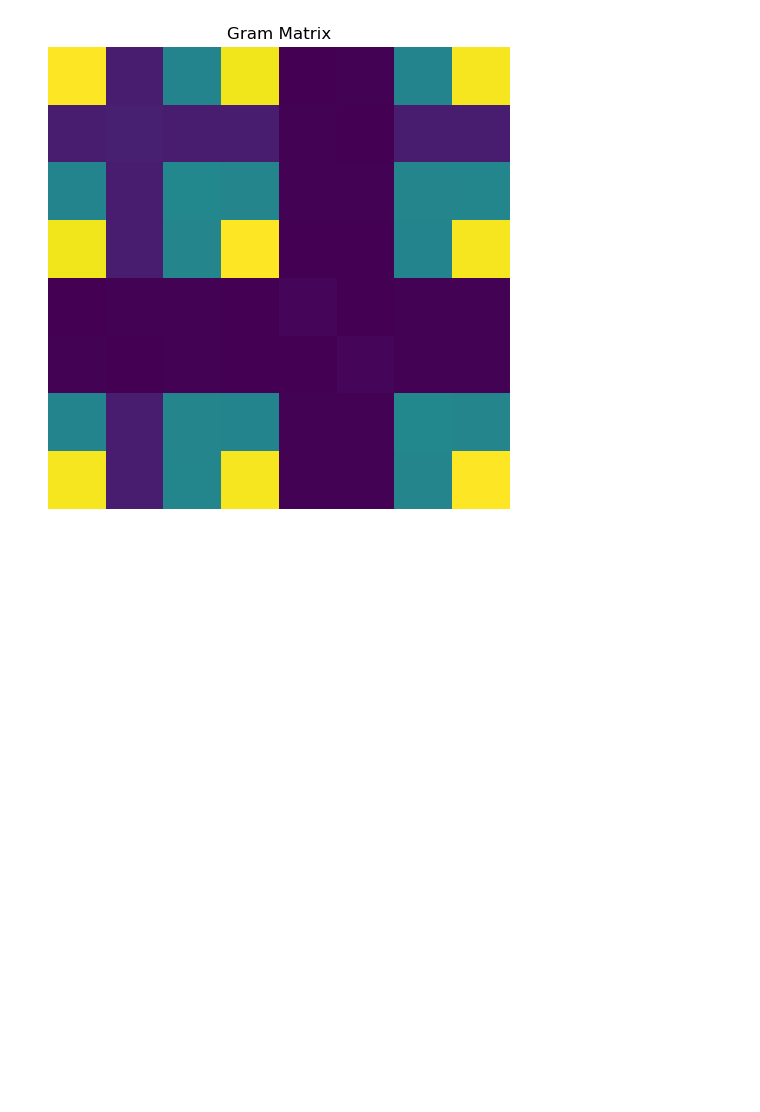
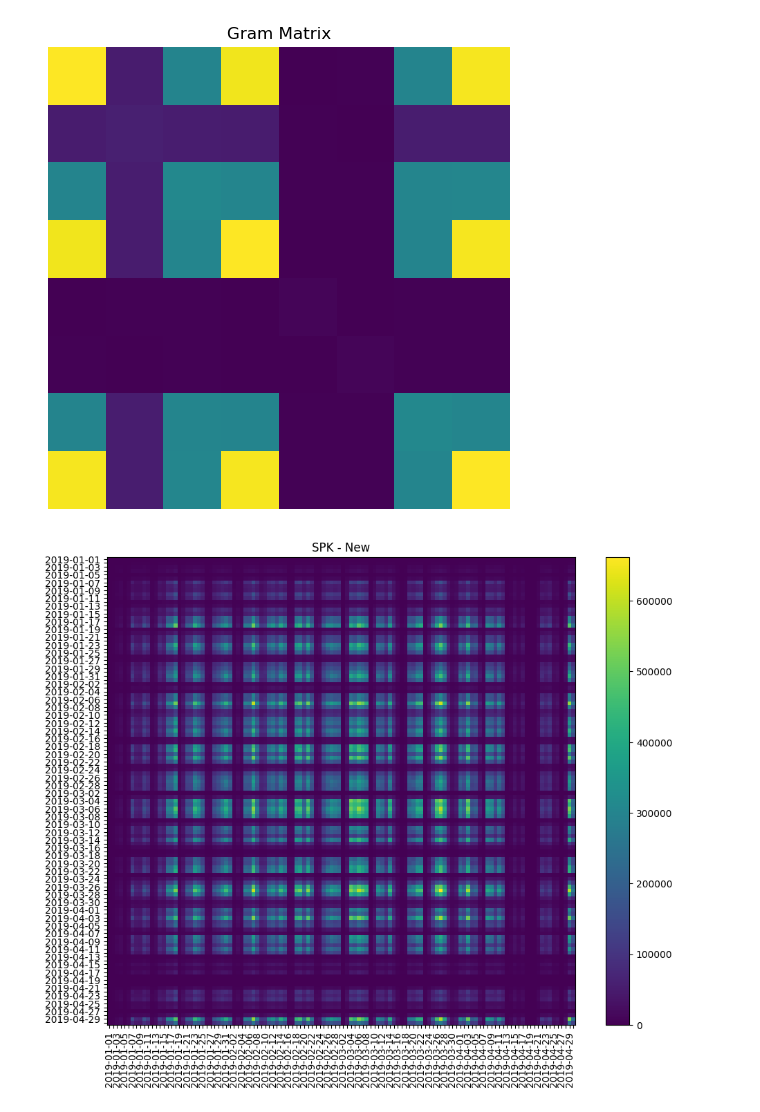
Before and after one commit to angelmdezhdez/thesis, a Jupyter notebook: example_spk.ipynb, the cells around one changed output. Cells and saved outputs as stored; diff of their text form; code cells hidden in the pictures; blank space fills up the shorter version.

```diff
--- a/example_spk.ipynb
+++ b/example_spk.ipynb
@@ -145,3 +146,38 @@ plt.axis('off')
 plt.show()
 # %% [output]
 [figure]
+# %%
+def plot_heatmap(matrix, title, labels, with_values = False, save = False, directory = None):
+    plt.figure(figsize=(10, 8))
+    plt.imshow(matrix, cmap='viridis', interpolation='nearest')
+    plt.colorbar()
+    if matrix.shape[1] > 31:
+        plt.xticks(np.arange(0, matrix.shape[1], 2), labels[::2], rotation=90)
+        plt.yticks(np.arange(0, matrix.shape[0], 2), labels[::2])
+    else:
+        plt.xticks(np.arange(matrix.shape[1]), labels, rotation=90)
+        plt.yticks(np.arange(matrix.shape[0]), labels)
+    #plt.xticks(np.arange(matrix.shape[1]), labels, rotation=90)
+    #plt.yticks(np.arange(matrix.shape[0]), labels)
+    plt.xticks(np.arange(matrix.shape[1]))
+    plt.yticks(np.arange(matrix.shape[0]))
+    if with_values:
+        for i in range(matrix.shape[0]):
+            for j in range(matrix.shape[1]):
+                plt.text(j, i, f'{matrix[i, j]:.1f}', ha='center', va='center', color='white')
+    plt.tight_layout()
+    if save:
+        os.makedirs(directory, exist_ok=True)
+        plt.savefig(os.path.join(directory, title + '.pdf'), bbox_inches='tight')
+    else:
+        plt.title(title)
+        plt.show()
+    plt.close()
+# %%
+K2 = np.load('K_4.npy')
+# %%
+dates1 = [f'2019-01-{i+1:02d}' for i in range(31)] + [f'2019-02-{i+1:02d}' for i in range(28)] + [f'2019-03-{i+1:02d}' for i in range(31)] + [f'2019-04-{i+1:02d}' for i in range(30)]
+# %%
+plot_heatmap(K2, 'SPK - New', dates1)
+# %% [output]
+[figure, added]
```
Also changed, not shown: parts of 3 cells of this notebook, 2 other files.
